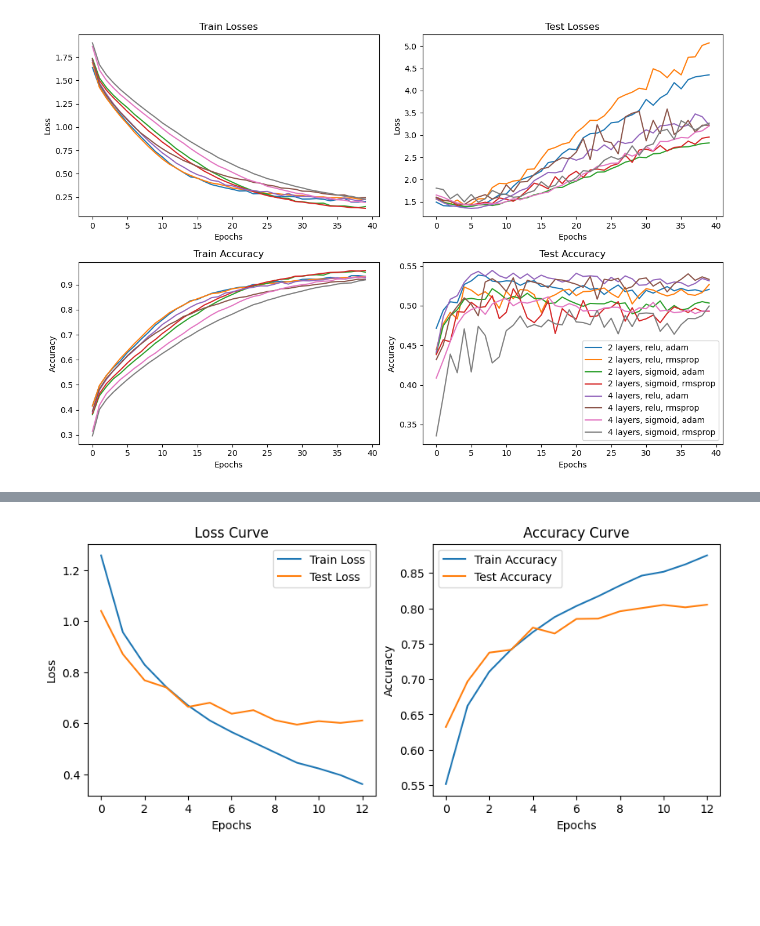
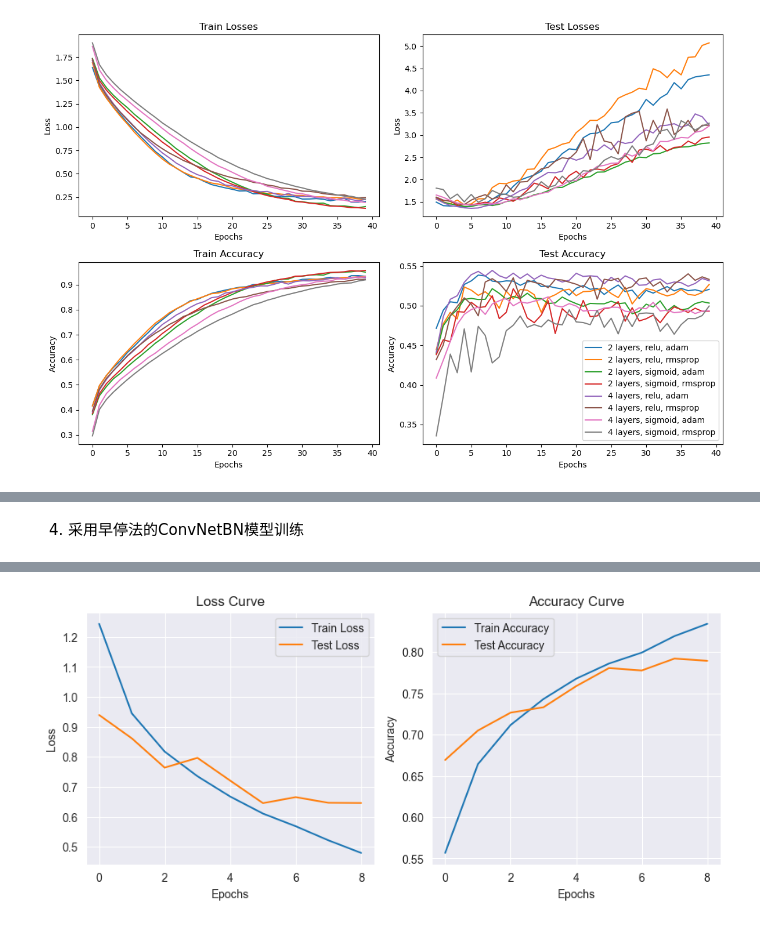
Before and after one commit to JaegerZhao/DeepLearning, a Jupyter notebook: 3 PyTorch实战_CIFAR10图像分类/CNN.ipynb, the cells around one changed output, grey strips where cells are left out. Cells and saved outputs as stored; diff of their text form; code cells hidden in the pictures; blank space fills up the shorter version.

```diff
--- a/3 PyTorch实战_CIFAR10图像分类/CNN.ipynb
+++ b/3 PyTorch实战_CIFAR10图像分类/CNN.ipynb
@@ -31,8 +31,11 @@ import torch.nn as nn
 import torch.optim as optim
 import torchvision
 import torchvision.transforms as transforms
+import torch.nn.functional as F
 import matplotlib.pyplot as plt
+import seaborn as sns
 import numpy as np
+sns.set_style('darkgrid')
 # %% [markdown]
 ### 2.1 初始化及数据预处理
 1. 设置设备
@@ -171,34 +178,0 @@ class MLP(nn.Module):
-# %%
-# 定义ConvNet模型
-class ConvNet(nn.Module):
-    def __init__(self):
-        super(ConvNet, self).__init__()
-        self.conv1 = nn.Conv2d(3, 64, kernel_size=3, stride=1, padding=1)
-        self.pool = nn.MaxPool2d(kernel_size=2, stride=2)
-        self.conv2 = nn.Conv2d(64, 128, kernel_size=3, stride=1, padding=1)
-        self.fc1 = nn.Linear(128 * 8 * 8, 512)
-        self.fc2 = nn.Linear(512, 10)
-
-    def forward(self, x):
-        x = self.pool(torch.relu(self.conv1(x)))
-        x = self.pool(torch.relu(self.conv2(x)))
-        x = x.view(x.size(0), -1)
-        x = torch.relu(self.fc1(x))
-        x = self.fc2(x)
-        return x
-
-model = ConvNet()
-# 定义一个虚拟的输入张量
-input_tensor = torch.randn(1, 3, 32, 32)  # 1个样本，3个通道，32x32的图像
-
-# 前向传播，获取每一层的输出大小
-with torch.no_grad():
-    conv1_output = model.conv1(input_tensor)
-    pool1_output = model.pool(torch.relu(conv1_output))
-    conv2_output = model.conv2(pool1_output)
-    pool2_output = model.pool(torch.relu(conv2_output))
-
-print("Conv1 output size:", conv1_output.size())
-print("Pool1 output size:", pool1_output.size())
-print("Conv2 output size:", conv2_output.size())
-print("Pool2 output size:", pool2_output.size())
@@ -634,3 +955,5 @@ Epoch 20/20, Train Loss: 0.2347, Train Acc: 0.9178, Test Loss: 0.6417, Test Acc:
+# %% [markdown]
+4. 采用早停法的ConvNetBN模型训练
 # %%
 # 早停法
 
@@ -645,8 +968,8 @@ optimizer = optim.SGD(model.parameters(), lr=0.01, momentum=0.9)
 num_epochs = 20
 
 # 调用训练函数
-train_losses, train_accuracies, test_losses, test_accuracies = train_with_early_stopping(model, optimizer, criterion, num_epochs, patience=5)
+train_losses_CnnBN_Estop, train_accuracies_CnnBN_Estop, test_losses_CnnBN_Estop, test_accuracies_CnnBN_Estop = train_with_early_stopping(model, optimizer, criterion, num_epochs)
 
 # 绘制曲线
-drawlines(train_losses, train_accuracies, test_losses, test_accuracies)
+drawlines(train_losses_CnnBN_Estop, train_accuracies_CnnBN_Estop, test_losses_CnnBN_Estop, test_accuracies_CnnBN_Estop)
 # %% [output]
@@ -666,2 +985,2 @@ Epoch 13/20, Train Loss: 0.3616, Train Acc: 0.8748, Test Loss: 0.6104, Test Acc:
 Validation loss has not decreased for 3 consecutive epochs. Early stopping...
-[figure, old version]
+[figure, new version]
```
Also changed, not shown: parts of 47 cells of this notebook.
